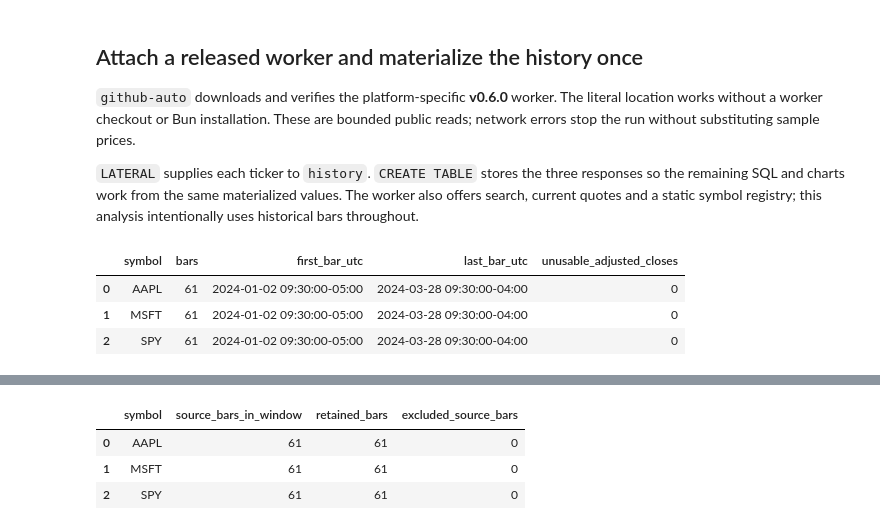
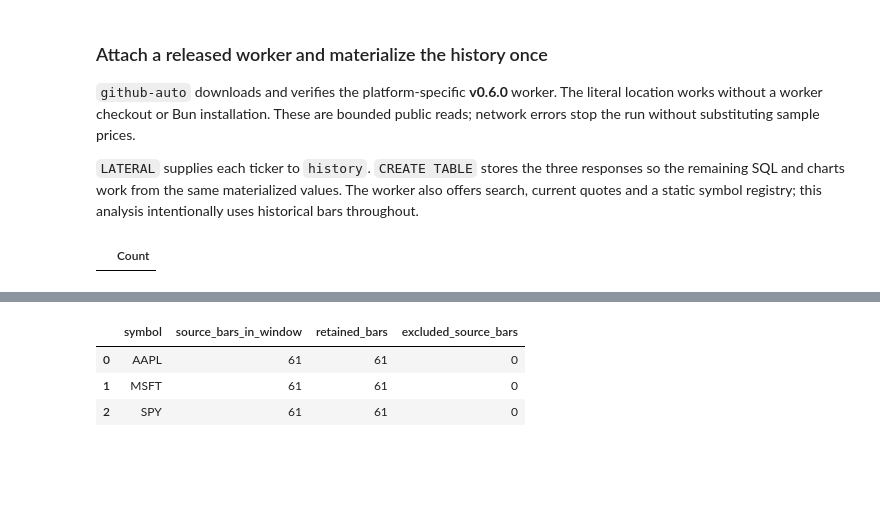
Before and after one commit to Query-farm/vgi-yfinance, a Jupyter notebook: notebooks/01_align_adjusted_price_paths.ipynb, the cells around one changed output, grey strips where cells are left out. Drawn from its saved outputs; the diff is of its cells as text; code cells hidden in the pictures; blank space fills up the shorter version.

```diff
--- a/notebooks/01_align_adjusted_price_paths.ipynb
+++ b/notebooks/01_align_adjusted_price_paths.ipynb
@@ -64,5 +52,5 @@ Did not find user configurations in /Users/rusty/Development/notebook-rollout/fu
 # %% [markdown]
-## Attach a released worker and materialize the history once
+### Attach a released worker and materialize the history once
 
 `github-auto` downloads and verifies the platform-specific **v0.6.0** worker. The literal location works without a worker checkout or Bun installation. These are bounded public reads; network errors stop the run without substituting sample prices.
 
@@ -70,17 +58,10 @@ Did not find user configurations in /Users/rusty/Development/notebook-rollout/fu
 # %%
 %%sql
 INSTALL vgi FROM community;
 LOAD vgi;
-SET TimeZone='UTC';
 ATTACH 'yfinance' AS yf (TYPE vgi, LOCATION 'github-auto://Query-farm/vgi-yfinance@v0.6.0');
 CREATE TABLE tickers(symbol,asset_type) AS VALUES ('AAPL','Equity'),('MSFT','Equity'),('SPY','ETF');
-CREATE TABLE history AS SELECT t.symbol,t.asset_type,h.timestamp,h.open,h.high,h.low,h.close,h.adjclose,h.volume
+CREATE TABLE history AS SELECT t.symbol,t.asset_type,h.symbol AS returned_symbol,h.timestamp,h.open,h.high,h.low,h.close,h.adjclose,h.volume
 FROM tickers t,LATERAL yf.history(t.symbol,start_date:='2024-01-01',end_date:='2024-04-01',bar:='1d',prepost:=false) h;
-SELECT symbol,count(*) AS bars,min(timestamp) AS first_bar_utc,max(timestamp) AS last_bar_utc,
- count(*) FILTER(WHERE adjclose IS NULL OR NOT isfinite(adjclose) OR adjclose<=0) AS unusable_adjusted_closes
-FROM history GROUP BY symbol ORDER BY symbol;
 # %% [output]
-|  | symbol | bars | first_bar_utc | last_bar_utc | unusable_adjusted_closes |
-| 0 | AAPL | 61 | 2024-01-02 09:30:00-05:00 | 2024-03-28 09:30:00-04:00 | 0 |
-| 1 | MSFT | 61 | 2024-01-02 09:30:00-05:00 | 2024-03-28 09:30:00-04:00 | 0 |
-| 2 | SPY | 61 | 2024-01-02 09:30:00-05:00 | 2024-03-28 09:30:00-04:00 | 0 |
+|  | Count |
```
Also changed, not shown: parts of 25 cells of this notebook, 13 other files.
